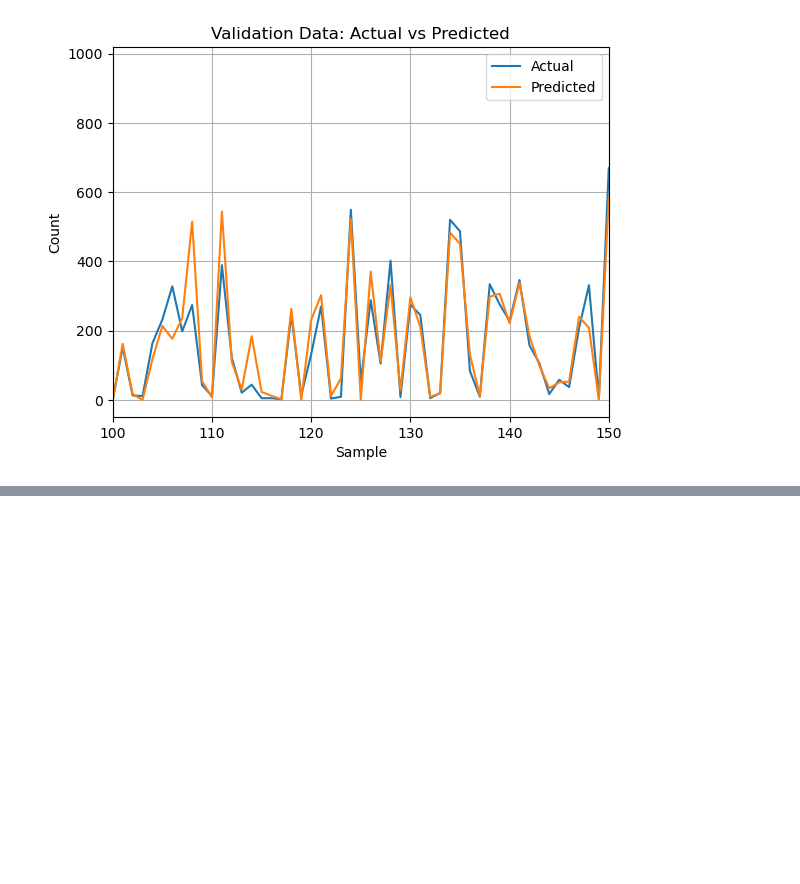
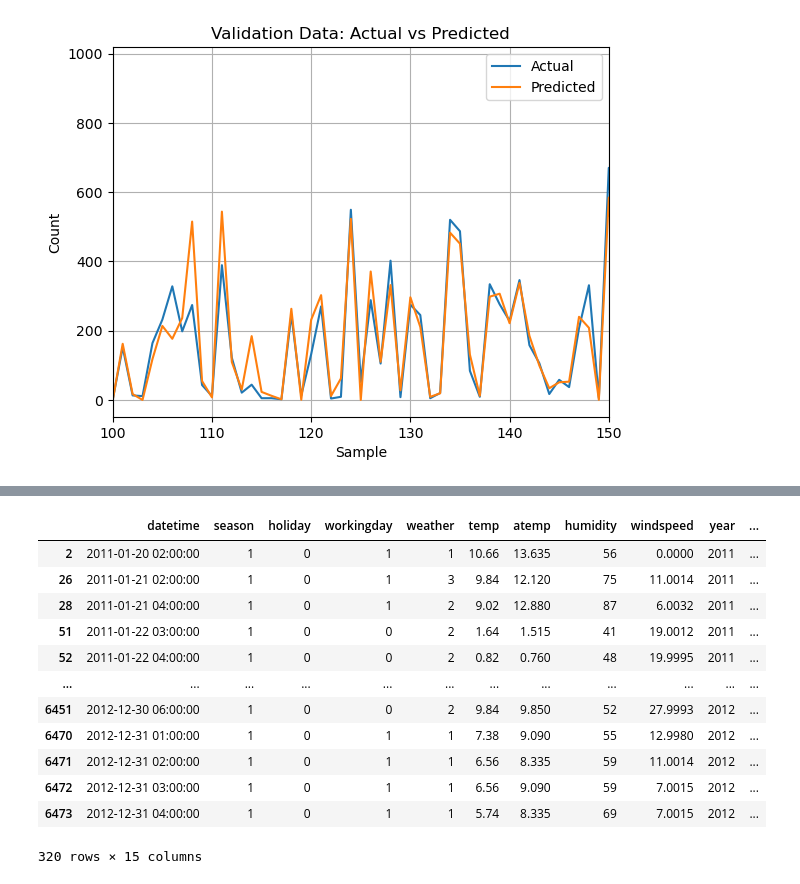
Before and after one commit to saravanankrishnarajan/SageMaker, a Jupyter notebook: xgboost/BikeSharingRegression/bikerental_xgboost_localmode_rev1.ipynb, the cells around one changed output, grey strips where cells are left out. Drawn from its saved outputs; the diff is of its cells as text; code cells hidden in the pictures; blank space fills up the shorter version.

Commit message:
xgboost with RMSLE for kaggle

```diff
--- a/xgboost/BikeSharingRegression/bikerental_xgboost_localmode_rev1.ipynb
+++ b/xgboost/BikeSharingRegression/bikerental_xgboost_localmode_rev1.ipynb
@@ -263,0 +378,4 @@ plt.show()
+# %%
+# Prepare the data for the submission to Kaggle
+
+df_test = pd.read_csv(test_file,parse_dates=['datetime'])
@@ -263,0 +391,2 @@ plt.show()
+# %%
+X_test = df_test.iloc[:,1:]
@@ -263,0 +402,2 @@ plt.show()
+# %%
+result = regressor.predict(X_test)
@@ -263,0 +409,2 @@ plt.show()
+# %%
+df_test['count'] = result
@@ -263,0 +420,16 @@ plt.show()
+# %%
+df_test[df_test['count']<0]
+# %% [output]
+|  | datetime | season | holiday | workingday | weather | temp | atemp | humidity | windspeed | year | ... |
+| 2 | 2011-01-20 02:00:00 | 1 | 0 | 1 | 1 | 10.66 | 13.635 | 56 | 0.0000 | 2011 | ... |
+| 26 | 2011-01-21 02:00:00 | 1 | 0 | 1 | 3 | 9.84 | 12.120 | 75 | 11.0014 | 2011 | ... |
+| 28 | 2011-01-21 04:00:00 | 1 | 0 | 1 | 2 | 9.02 | 12.880 | 87 | 6.0032 | 2011 | ... |
+| 51 | 2011-01-22 03:00:00 | 1 | 0 | 0 | 2 | 1.64 | 1.515 | 41 | 19.0012 | 2011 | ... |
+| 52 | 2011-01-22 04:00:00 | 1 | 0 | 0 | 2 | 0.82 | 0.760 | 48 | 19.9995 | 2011 | ... |
+| ... | ... | ... | ... | ... | ... | ... | ... | ... | ... | ... | ... |
+| 6451 | 2012-12-30 06:00:00 | 1 | 0 | 0 | 2 | 9.84 | 9.850 | 52 | 27.9993 | 2012 | ... |
+| 6470 | 2012-12-31 01:00:00 | 1 | 0 | 1 | 1 | 7.38 | 9.090 | 55 | 12.9980 | 2012 | ... |
+| 6471 | 2012-12-31 02:00:00 | 1 | 0 | 1 | 1 | 6.56 | 8.335 | 59 | 11.0014 | 2012 | ... |
+| 6472 | 2012-12-31 03:00:00 | 1 | 0 | 1 | 1 | 6.56 | 9.090 | 59 | 7.0015 | 2012 | ... |
+| 6473 | 2012-12-31 04:00:00 | 1 | 0 | 1 | 1 | 5.74 | 8.335 | 69 | 7.0015 | 2012 | ... |
+320 rows × 15 columns
```
Also changed, not shown: parts of 24 cells of this notebook, 1 other file.
